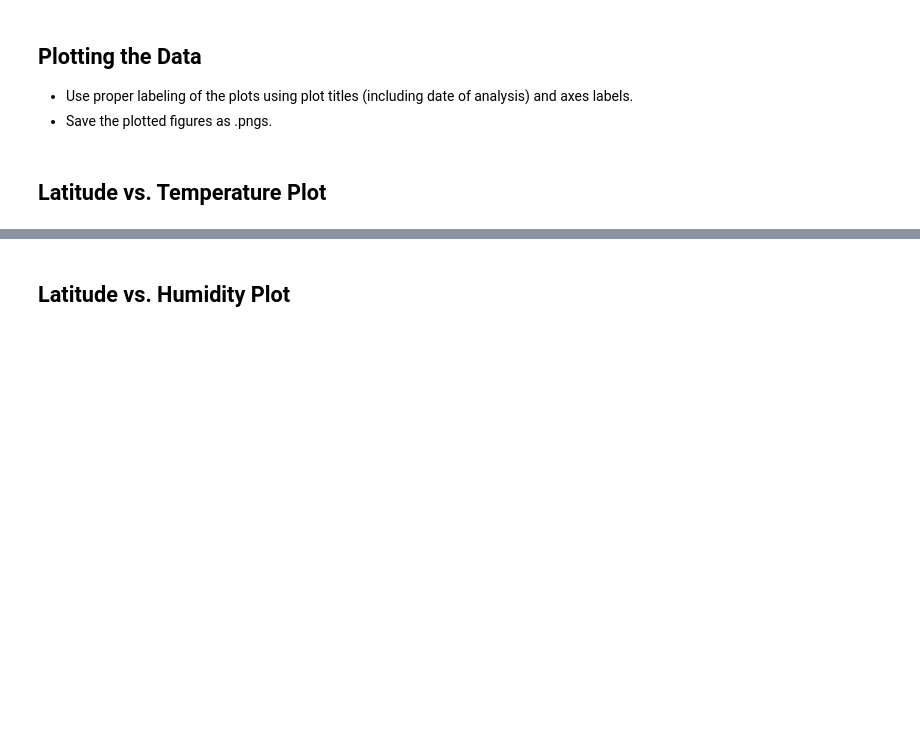
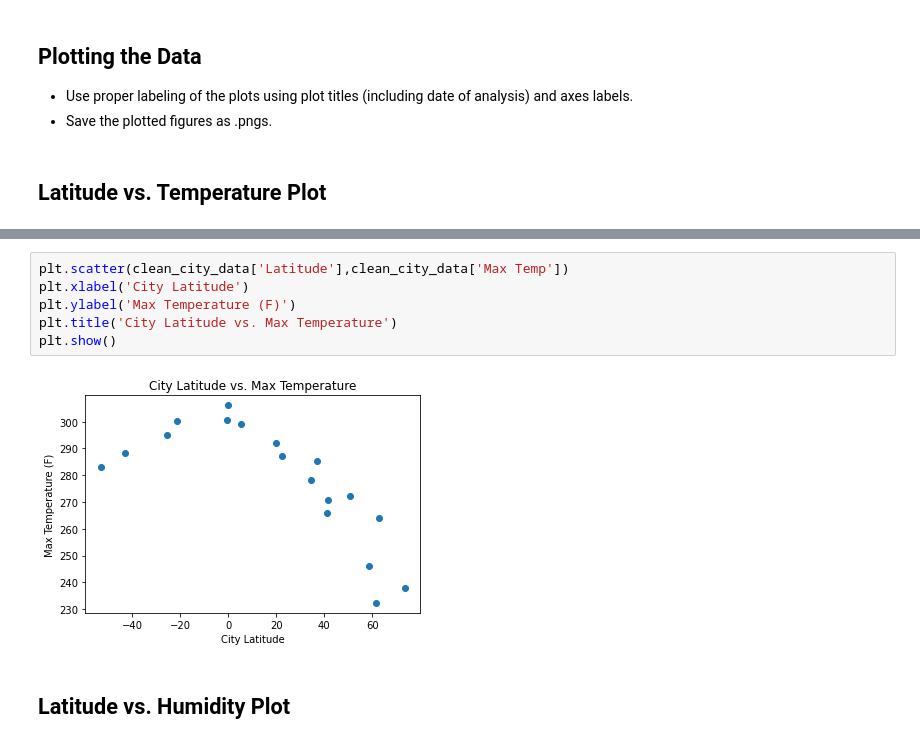
Before and after one commit to ruthhinkle/api-challenge, a Jupyter notebook: WeatherPy-REH.ipynb, the cells around one changed output, grey strips where cells are left out. Drawn from its saved outputs; the diff is of its cells as text; blank space fills up the shorter version.

```diff
--- a/WeatherPy-REH.ipynb
+++ b/WeatherPy-REH.ipynb
@@ -236,2 +259,10 @@ Int64Index([], dtype='int64')
+# %%
+plt.scatter(clean_city_data['Latitude'],clean_city_data['Max Temp'])
+plt.xlabel('City Latitude')
+plt.ylabel('Max Temperature (F)')
+plt.title('City Latitude vs. Max Temperature')
+plt.show()
+# %% [output]
+[figure, added]
 # %% [markdown]
 ## Latitude vs. Humidity Plot
```
Also changed, not shown: parts of 18 cells of this notebook.
